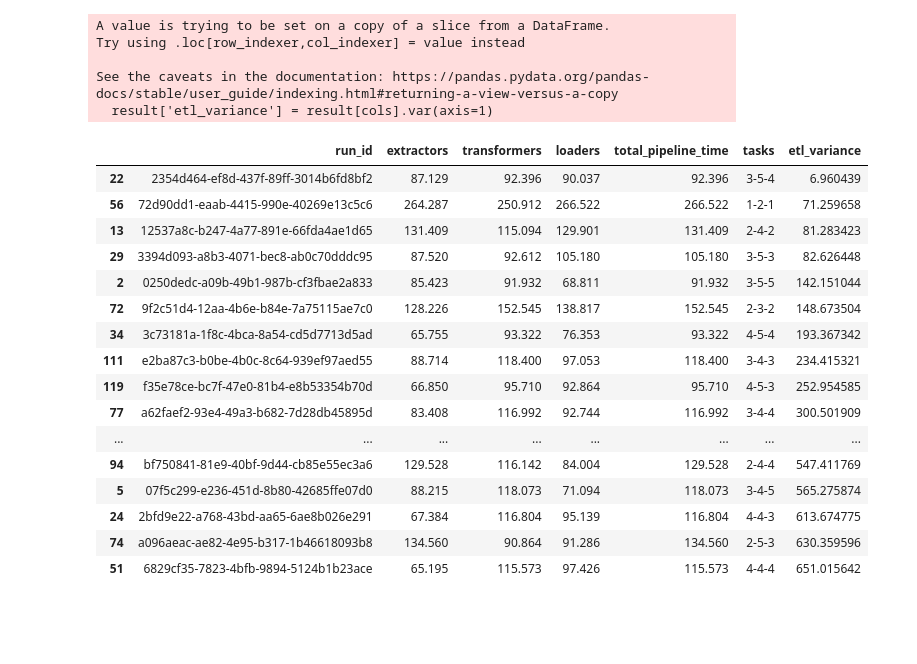
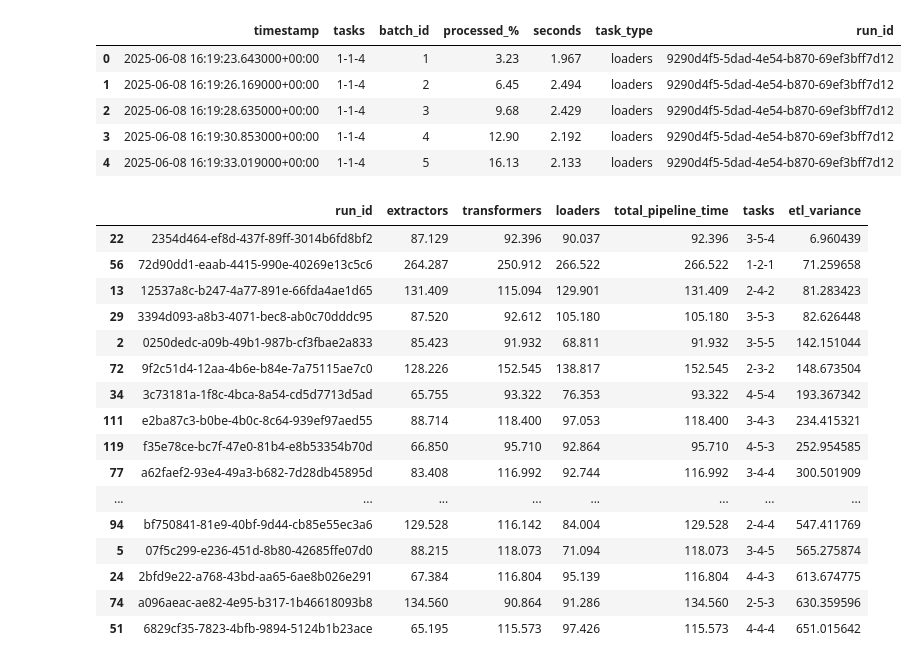
Before and after one commit to offcomputer/usp-airflow-project, a Jupyter notebook: src/notebooks/results.ipynb, the cells around one changed output. Saved outputs shown, nothing was run; the diff lists cells and outputs as text; code cells hidden in the pictures; blank space fills up the shorter version.

```diff
--- a/src/notebooks/results.ipynb
+++ b/src/notebooks/results.ipynb
@@ -1,8 +1,17 @@
 # %%
 import pandas as pd
 import matplotlib.pyplot as plt
+# %%
+df_logs = pd.read_csv('tmp/logs.csv', parse_dates=['timestamp'])
+df_logs.head()
+# %% [output]
+|  | timestamp | tasks | batch_id | processed_% | seconds | task_type | run_id |
+| 0 | 2025-06-08 16:19:23.643000+00:00 | 1-1-4 | 1 | 3.23 | 1.967 | loaders | 9290d4f5-5dad-4e54-b870-69ef3bff7d12 |
+| 1 | 2025-06-08 16:19:26.169000+00:00 | 1-1-4 | 2 | 6.45 | 2.494 | loaders | 9290d4f5-5dad-4e54-b870-69ef3bff7d12 |
+| 2 | 2025-06-08 16:19:28.635000+00:00 | 1-1-4 | 3 | 9.68 | 2.429 | loaders | 9290d4f5-5dad-4e54-b870-69ef3bff7d12 |
+| 3 | 2025-06-08 16:19:30.853000+00:00 | 1-1-4 | 4 | 12.90 | 2.192 | loaders | 9290d4f5-5dad-4e54-b870-69ef3bff7d12 |
+| 4 | 2025-06-08 16:19:33.019000+00:00 | 1-1-4 | 5 | 16.13 | 2.133 | loaders | 9290d4f5-5dad-4e54-b870-69ef3bff7d12 |
 # %%
-df_logs = pd.read_csv('tmp/logs.csv', parse_dates=['timestamp'])
 cols = ['extractors', 'transformers', 'loaders']
 df_time_span = (
     df_logs
@@ -26,16 +35,12 @@ df_grouped = (
 df_grouped['total_pipeline_time'] = df_grouped[cols].max(axis=1)
 config_map = df_logs[['run_id', 'tasks']].drop_duplicates()
 df_summary = df_grouped.merge(config_map, on='run_id')
-result = df_summary[['run_id'] + cols + ['total_pipeline_time', 'tasks']]
+result = \
+    df_summary.copy()[['run_id'] + cols + ['total_pipeline_time', 'tasks']]
 result['etl_variance'] = result[cols].var(axis=1)
 result = result.sort_values(by='etl_variance').head(20)
 result
 # %% [output]
-A value is trying to be set on a copy of a slice from a DataFrame.
-Try using .loc[row_indexer,col_indexer] = value instead
-
-See the caveats in the documentation: https://pandas.pydata.org/pandas-docs/stable/user_guide/indexing.html#returning-a-view-versus-a-copy
-  result['etl_variance'] = result[cols].var(axis=1)
 |  | run_id | extractors | transformers | loaders | total_pipeline_time | tasks | etl_variance |
 | 22 | 2354d464-ef8d-437f-89ff-3014b6fd8bf2 | 87.129 | 92.396 | 90.037 | 92.396 | 3-5-4 | 6.960439 |
 | 56 | 72d90dd1-eaab-4415-990e-40269e13c5c6 | 264.287 | 250.912 | 266.522 | 266.522 | 1-2-1 | 71.259658 |
```
Also changed, not shown: parts of 2 cells of this notebook.
